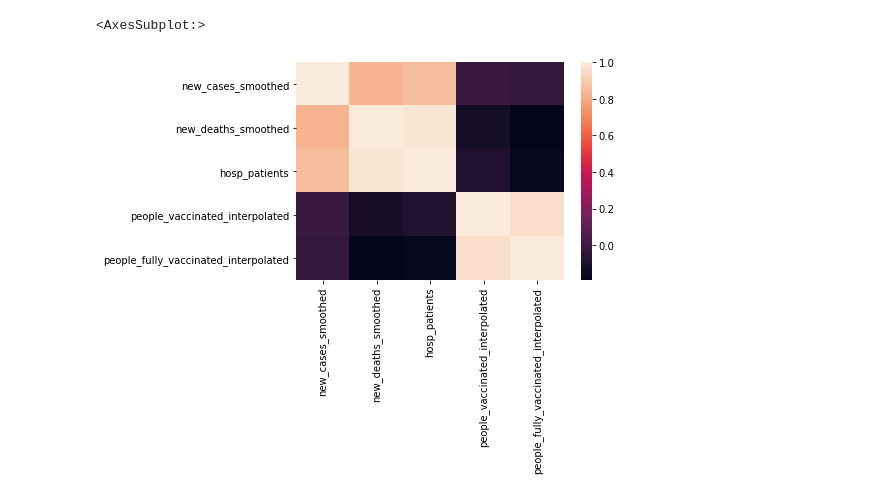
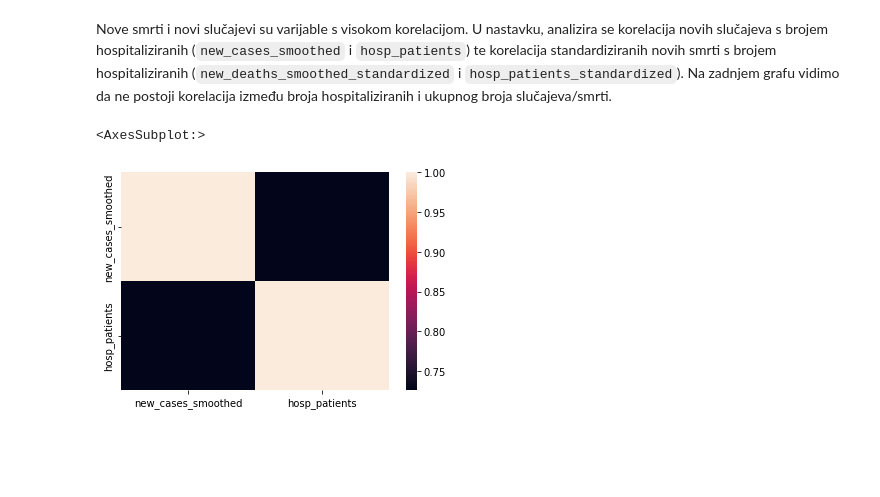
Before and after one commit to andhrelja/covid-analysis, a Jupyter notebook: notebooks/Hospitalizations.ipynb, the cells around one changed output. Drawn from its saved outputs; the diff is of its cells as text; code cells hidden in the pictures; blank space fills up the shorter version.

```diff
--- a/notebooks/Hospitalizations.ipynb
+++ b/notebooks/Hospitalizations.ipynb
@@ -172,17 +229,16 @@ ax[1].legend(["Cijepljeni (1 doza)", "Cijepljeni (2 doze)", "Hospitaliziranih"])
+# %% [markdown]
+Nove smrti i novi slučajevi su varijable s visokom korelacijom. U nastavku, analizira se korelacija novih slučajeva s brojem hospitaliziranih (`new_cases_smoothed` i `hosp_patients`) te korelacija standardiziranih novih smrti s brojem hospitaliziranih (`new_deaths_smoothed_standardized` i `hosp_patients_standardized`). Na zadnjem grafu vidimo da ne postoji korelacija između broja hospitaliziranih i ukupnog broja slučajeva/smrti.
 # %%
 import seaborn as sns
 
 corr_df = df[[
     'new_cases_smoothed',
-    'new_deaths_smoothed',
     'hosp_patients',
-    'people_vaccinated_interpolated',
-    'people_fully_vaccinated_interpolated'
 ]].corr()
 sns.heatmap(corr_df)
 # %% [output]
 <AxesSubplot:>
-[figure, old version]
+[figure, new version]
 # %%
 import seaborn as sns
 
```
Also changed, not shown: parts of 19 cells of this notebook, 16 other files.
